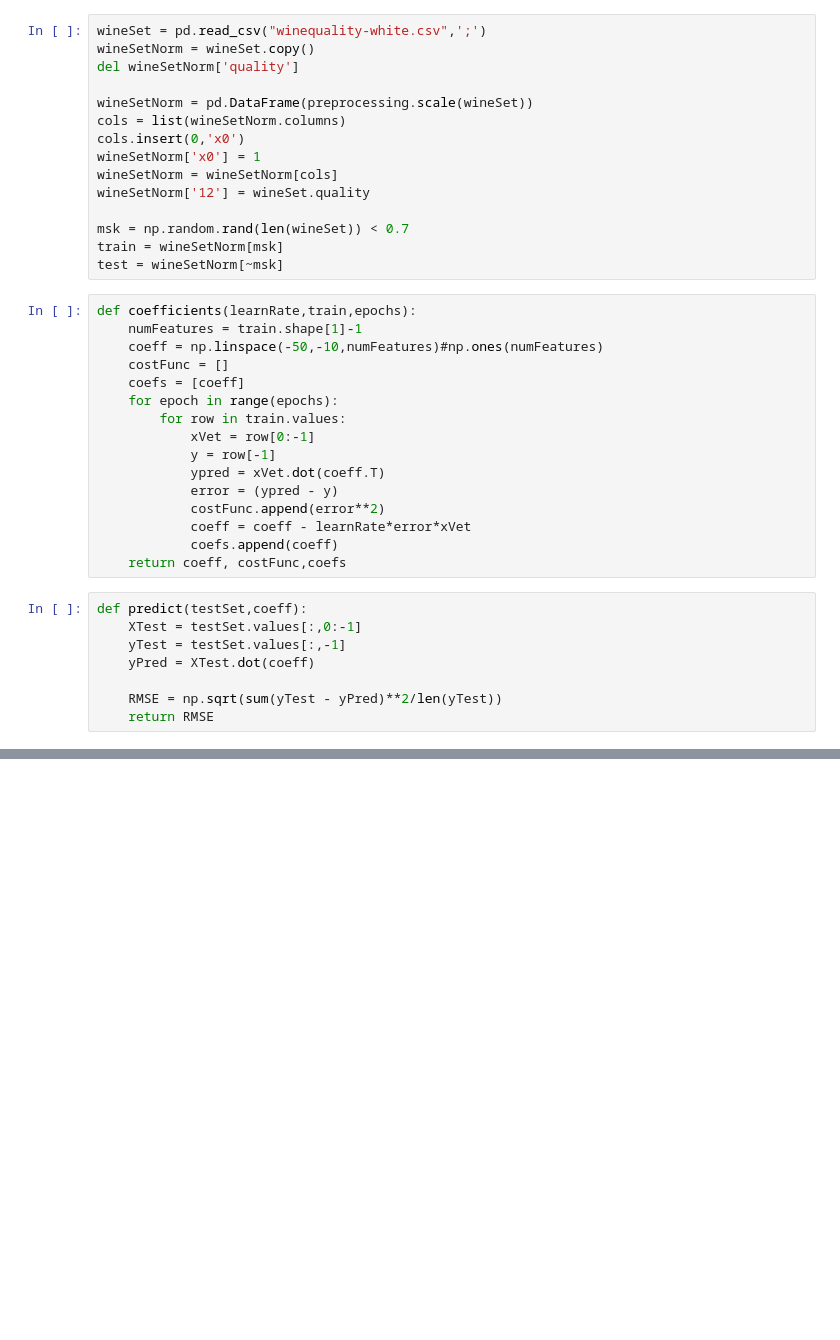
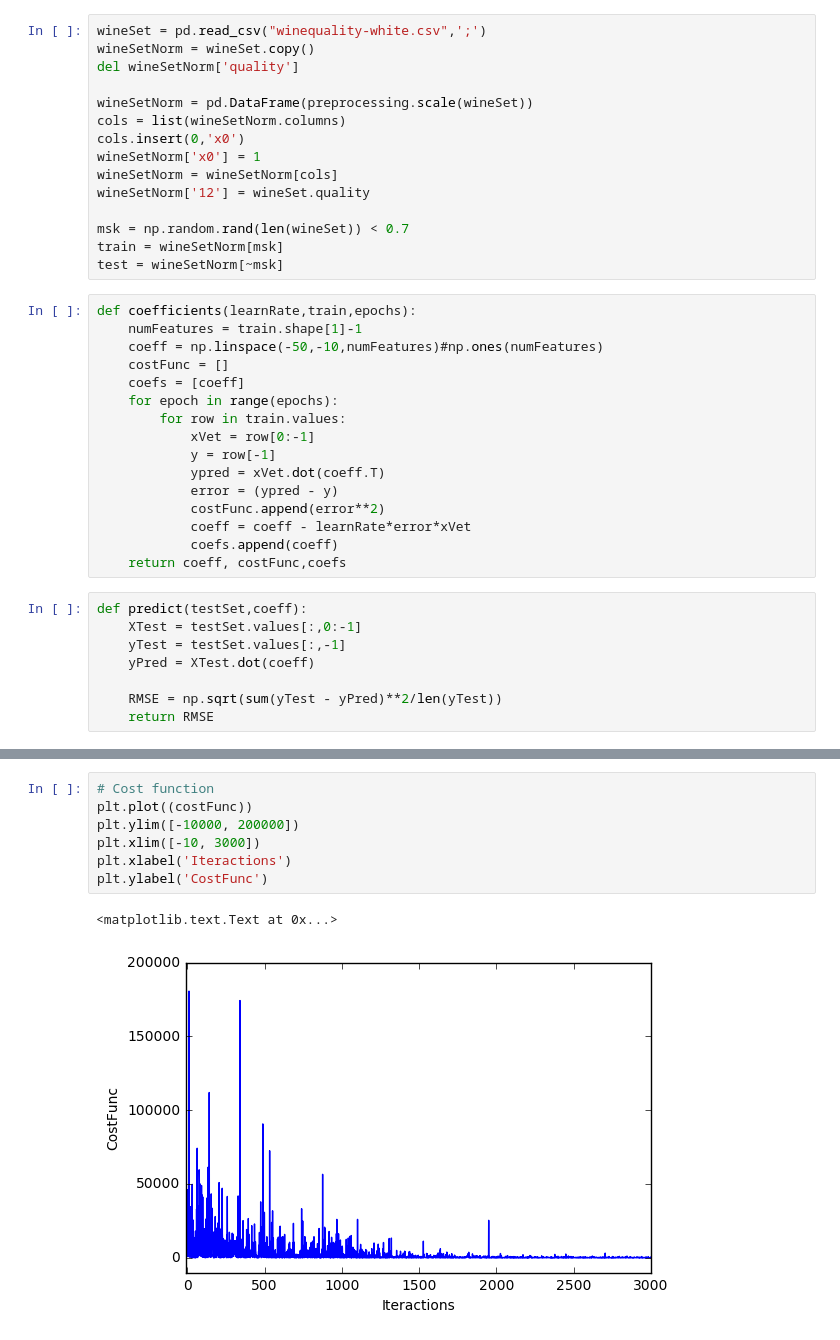
Before and after one commit to InsightLab/data-science-cookbook, a Jupyter notebook: 2017/06-linear-regression/resp_multivar_isac_lira.ipynb, the cells around one changed output, grey strips where cells are left out. Drawn from its saved outputs; the diff is of its cells as text; blank space fills up the shorter version.

```diff
--- a/2017/06-linear-regression/resp_multivar_isac_lira.ipynb
+++ b/2017/06-linear-regression/resp_multivar_isac_lira.ipynb
@@ -48,0 +81,10 @@ def predict(testSet,coeff):
+# %%
+# Cost function
+plt.plot((costFunc))
+plt.ylim([-10000, 200000])
+plt.xlim([-10, 3000])
+plt.xlabel('Iteractions')
+plt.ylabel('CostFunc')
+# %% [output]
+<matplotlib.text.Text at 0x...>
+[figure, added]
```
Also changed, not shown: parts of 9 cells of this notebook.
